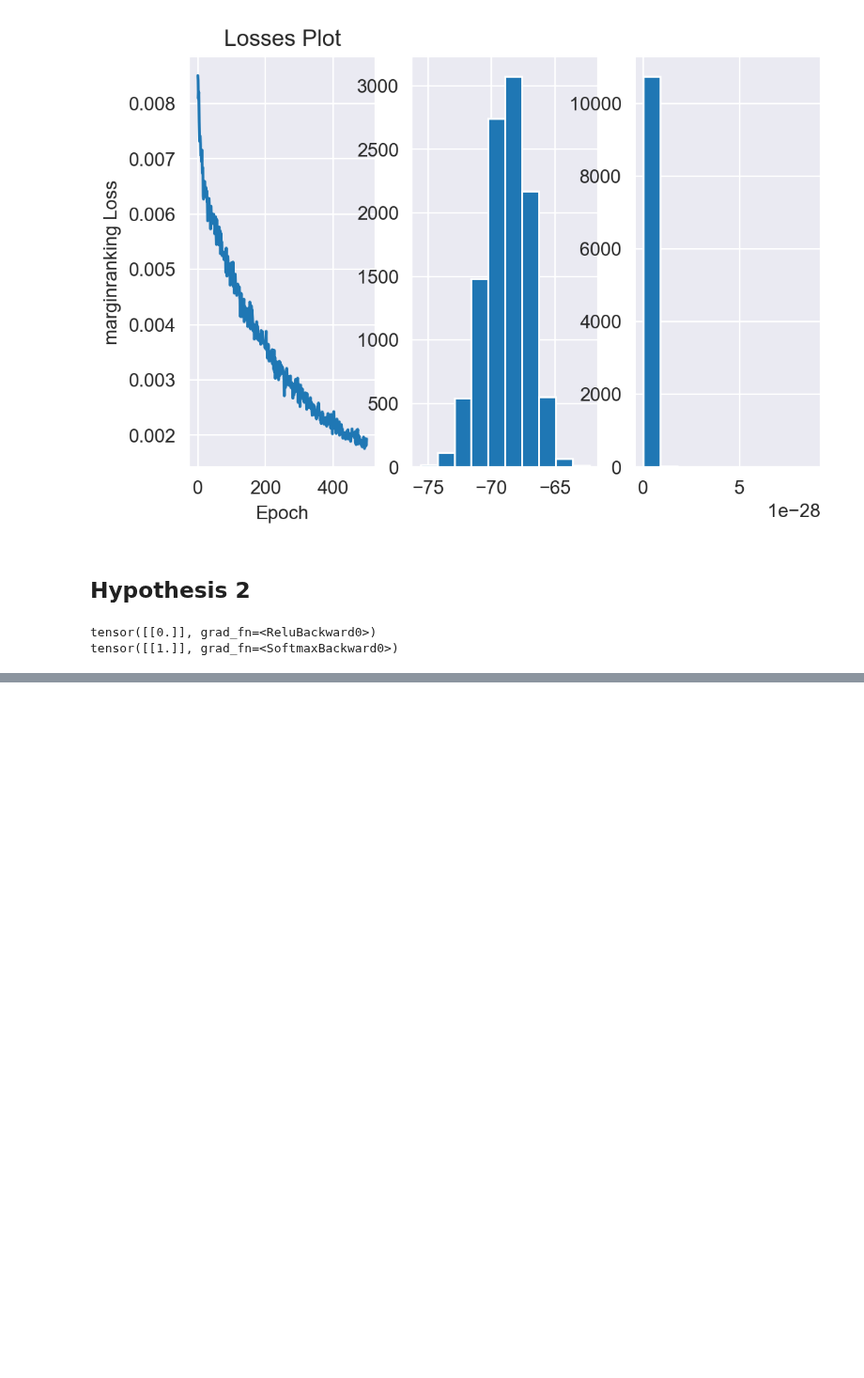
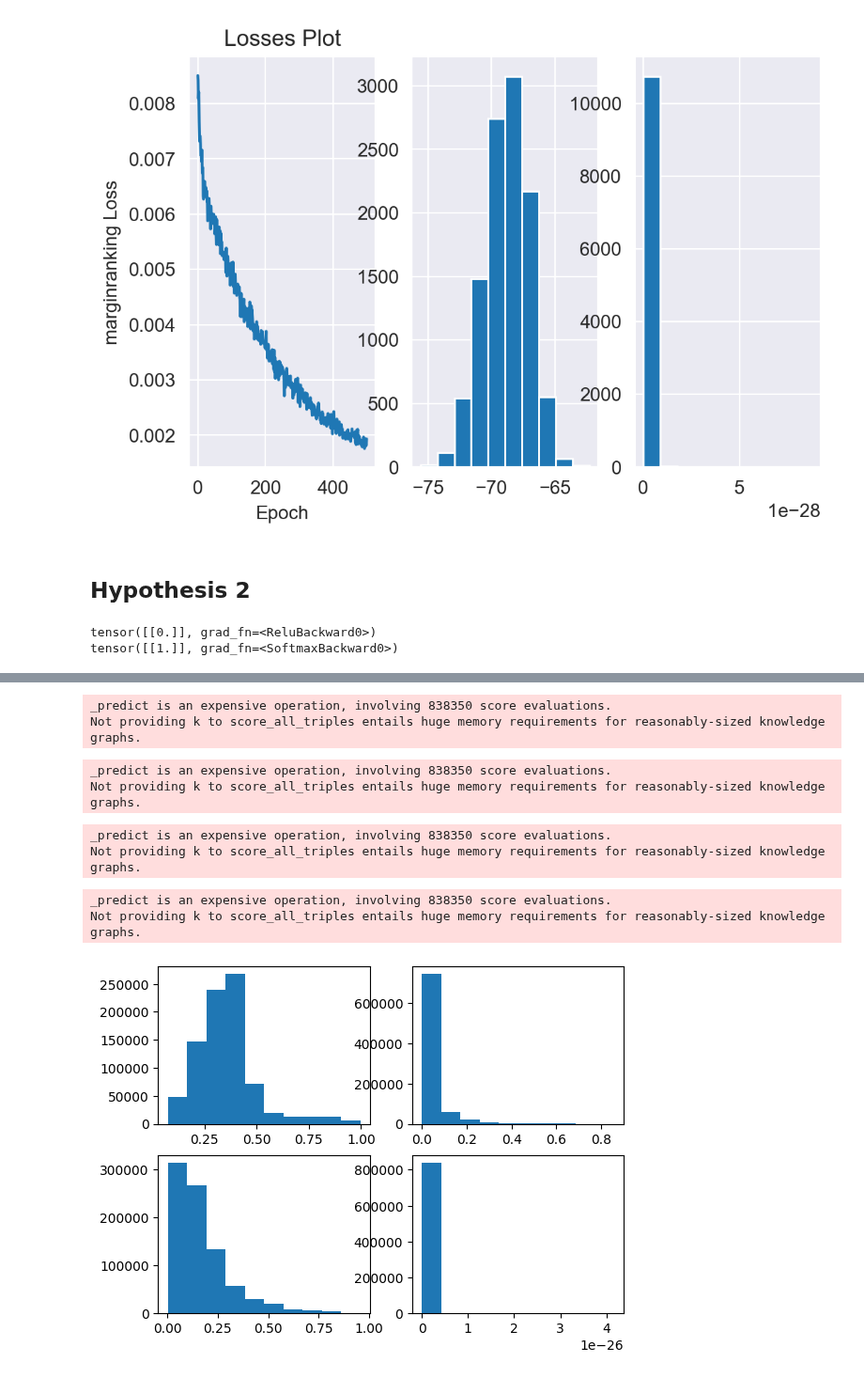
Before and after one commit to TREAT-UOE/kgcal, a Jupyter notebook: notebooks/exp9.ipynb, the cells around one changed output, grey strips where cells are left out. Shown at 94% size. Saved outputs shown, nothing was run; the diff lists cells and outputs as text; code cells hidden in the pictures; blank space fills up the shorter version.

```diff
--- a/notebooks/exp9.ipynb
+++ b/notebooks/exp9.ipynb
@@ -171,0 +205,16 @@ tensor([[1.]], grad_fn=<SoftmaxBackward0>)
+# %%
+fig, axes = plt.subplots(2, 2)
+plot_prob_hist('../saved_models/pykeen_model/TransH_UMLS/trained_model.pkl', ax=axes[0][0], is_double=True)
+plot_prob_hist('../saved_models/pykeen_model/TransR_UMLS/trained_model.pkl', ax=axes[0][1], is_double=True)
+plot_prob_hist('../saved_models/pykeen_model/TransD_UMLS/trained_model.pkl', ax=axes[1][0], is_double=True)
+plot_prob_hist('../saved_models/pykeen_model/RotatE_UMLS/trained_model.pkl', ax=axes[1][1], is_double=True)
+# %% [output]
+_predict is an expensive operation, involving 838350 score evaluations.
+Not providing k to score_all_triples entails huge memory requirements for reasonably-sized knowledge graphs.
+_predict is an expensive operation, involving 838350 score evaluations.
+Not providing k to score_all_triples entails huge memory requirements for reasonably-sized knowledge graphs.
+_predict is an expensive operation, involving 838350 score evaluations.
+Not providing k to score_all_triples entails huge memory requirements for reasonably-sized knowledge graphs.
+_predict is an expensive operation, involving 838350 score evaluations.
+Not providing k to score_all_triples entails huge memory requirements for reasonably-sized knowledge graphs.
+[figure, added]
```
Also changed, not shown: parts of 4 cells of this notebook, 8 other files.
